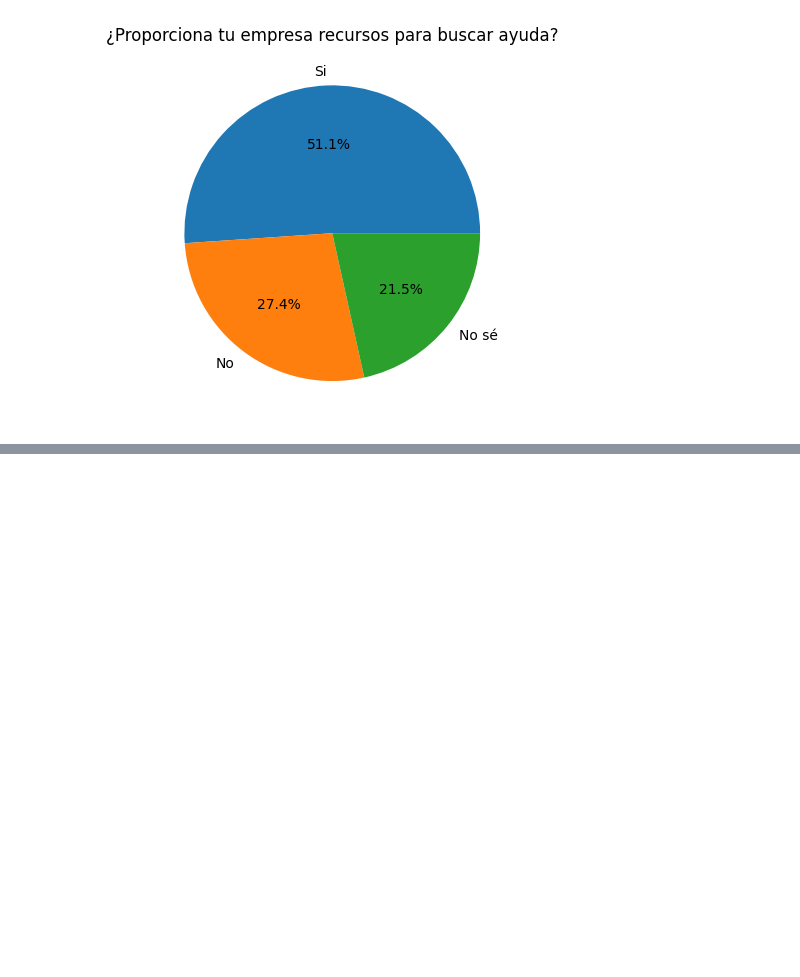
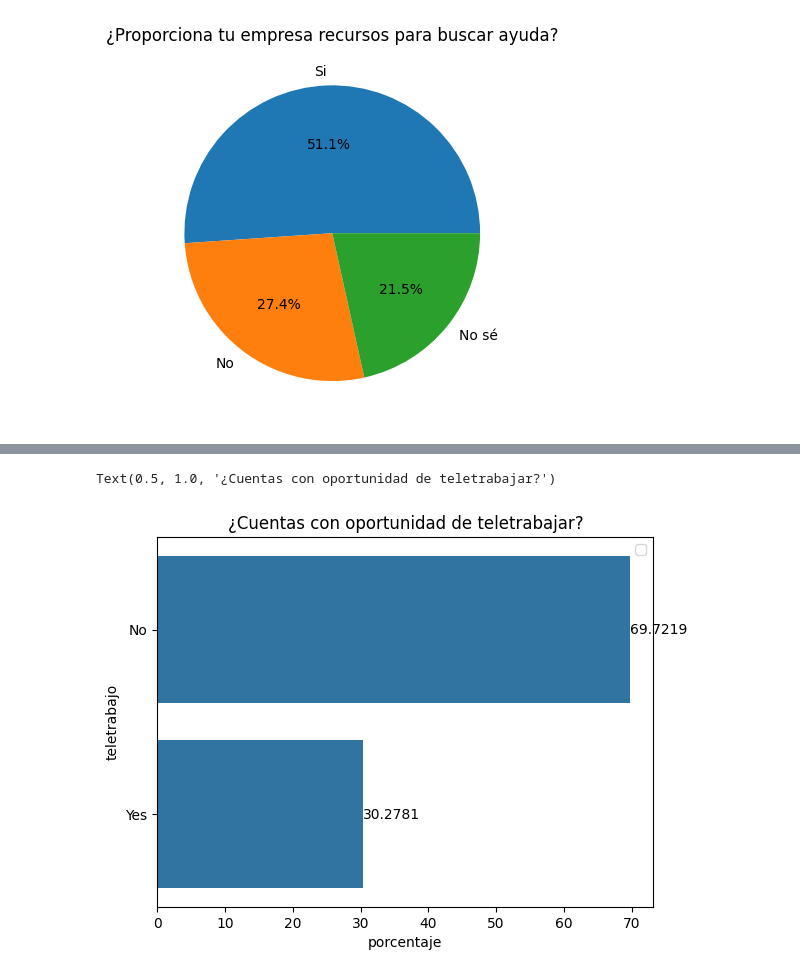
Before and after one commit to AlvaroPicaza/data-analytics-portfolio, a Jupyter notebook: Salud mental tecnología/notebooks/mentalHealthTech.ipynb, the cells around one changed output, grey strips where cells are left out. Cells and saved outputs as stored; diff of their text form; code cells hidden in the pictures; blank space fills up the shorter version.

```diff
--- a/Salud mental tecnología/notebooks/mentalHealthTech.ipynb
+++ b/Salud mental tecnología/notebooks/mentalHealthTech.ipynb
@@ -234,0 +268,13 @@ count_supervisor
+# %%
+ax = sns.barplot(
+    data = porcentajes,
+    x = 'porcentaje',
+    y = 'teletrabajo'
+)
+ax.legend()
+for container in ax.containers:
+    ax.bar_label(container)
+plt.title('¿Cuentas con oportunidad de teletrabajar?')
+# %% [output]
+Text(0.5, 1.0, '¿Cuentas con oportunidad de teletrabajar?')
+[figure, added]
```
Also changed, not shown: parts of 30 cells of this notebook.
